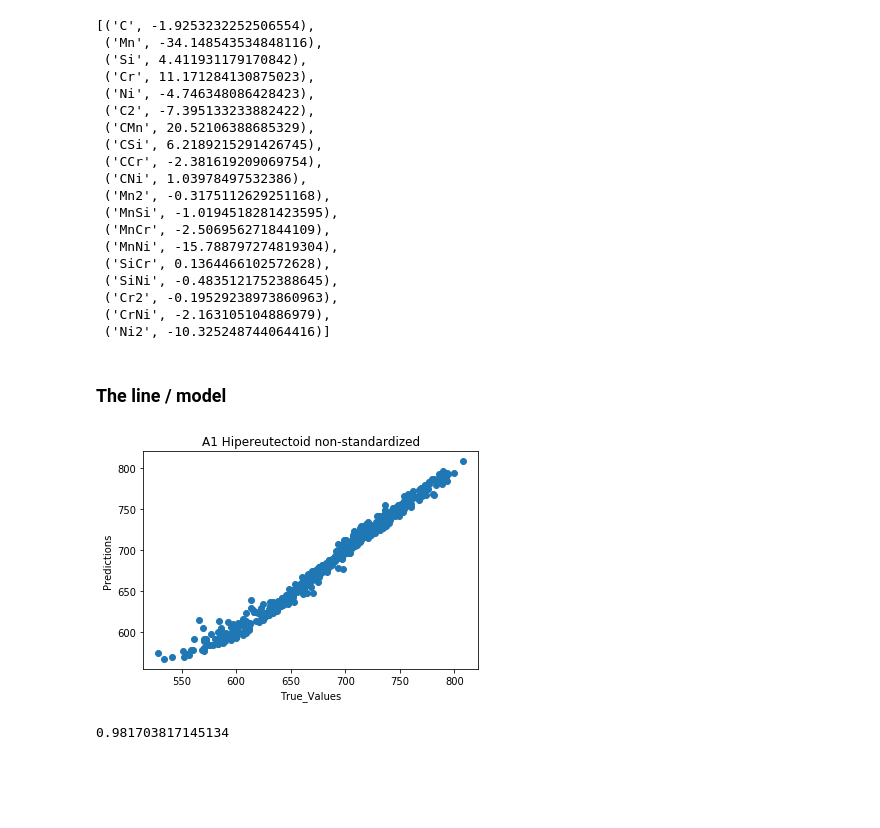
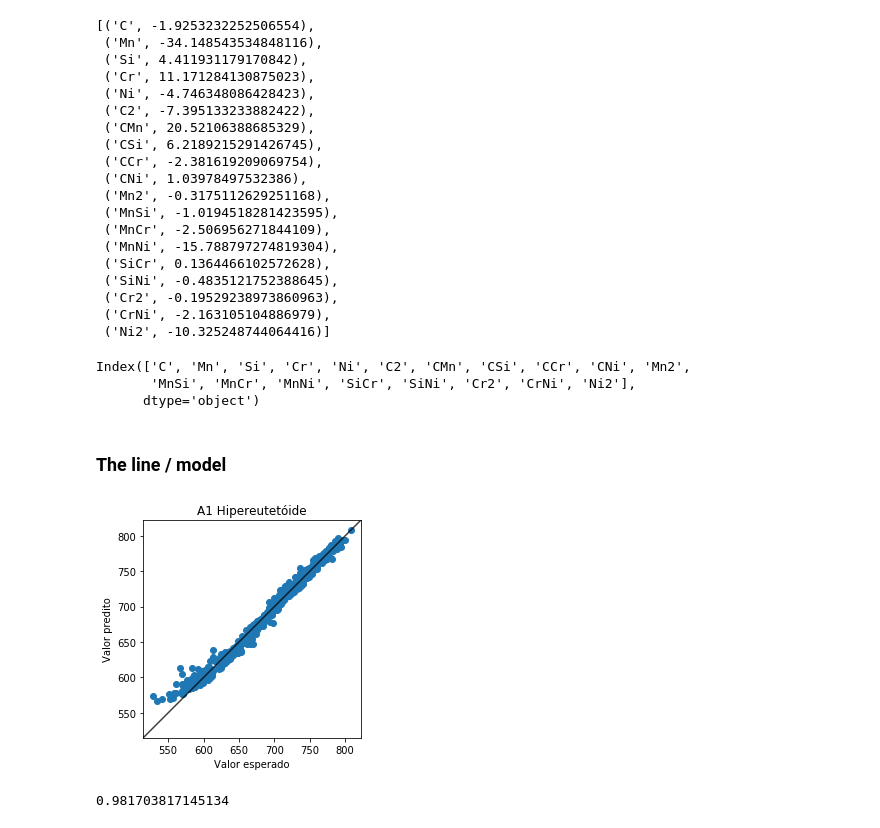
Before and after one commit to paula-aribeiro/senior-thesis, a Jupyter notebook: tests_regression/new_sklearn_tests/new_A1_regression.ipynb, the cells around one changed output. Cells and saved outputs as stored; diff of their text form; code cells hidden in the pictures; blank space fills up the shorter version.

```diff
--- a/tests_regression/new_sklearn_tests/new_A1_regression.ipynb
+++ b/tests_regression/new_sklearn_tests/new_A1_regression.ipynb
@@ -197,6 +197,12 @@ list(zip(X_test.keys(), model.coef_))
  ('Cr2', -0.19529238973860963),
  ('CrNi', -2.163105104886979),
  ('Ni2', -10.325248744064416)]
+# %%
+X_test.keys()
+# %% [output]
+Index(['C', 'Mn', 'Si', 'Cr', 'Ni', 'C2', 'CMn', 'CSi', 'CCr', 'CNi', 'Mn2',
+       'MnSi', 'MnCr', 'MnNi', 'SiCr', 'SiNi', 'Cr2', 'CrNi', 'Ni2'],
+      dtype='object')
 # %%
 # fit a model
 lm = linear_model.LinearRegression()
@@ -204,14 +210,29 @@ model = lm.fit(X_train, y_train)
 predictions = lm.predict(X_test)
 # %% [markdown]
 ### The line / model
-# %%
-plt.scatter(y_test, predictions)
-plt.xlabel('True_Values')
-plt.ylabel('Predictions')
-plt.title('A1 Hipereutectoid non-standardized')
-plt.show()
-# %% [output]
-[figure, removed]
+# %%
+# plt.scatter(y_test, predictions)
+# plt.xlabel('True_Values')
+# plt.ylabel('Predictions')
+# plt.title('A1 Hipereutectoid non-standardized')
+# plt.show()
+
+fig, ax = plt.subplots()
+ax.scatter(y_test, predictions)
+lims = [
+    np.min([ax.get_xlim(), ax.get_ylim()]),  # min of both axes
+    np.max([ax.get_xlim(), ax.get_ylim()]),  # max of both axes
+]
+ax.plot(lims, lims, 'r-', alpha=0.75, color='black')
+ax.set_aspect('equal')
+ax.set_xlim(lims)
+ax.set_ylim(lims)
+ax.set_xlabel('Valor esperado')
+ax.set_ylabel('Valor predito')
+ax.set_title('A1 Hipereutetóide')
+plt.savefig('img/A1_hiper.png')
+# %% [output]
+[figure, added]
 # %%
 metrics.r2_score(y_test, predictions)
 # %% [output]
```
Also changed, not shown: parts of 4 cells of this notebook, 35 other files.
